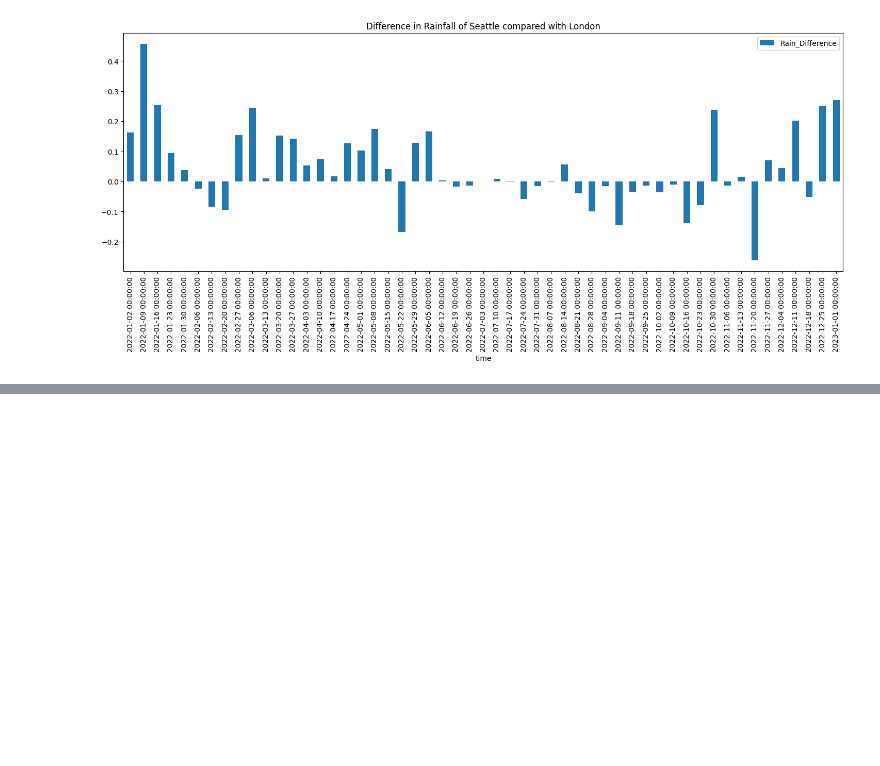
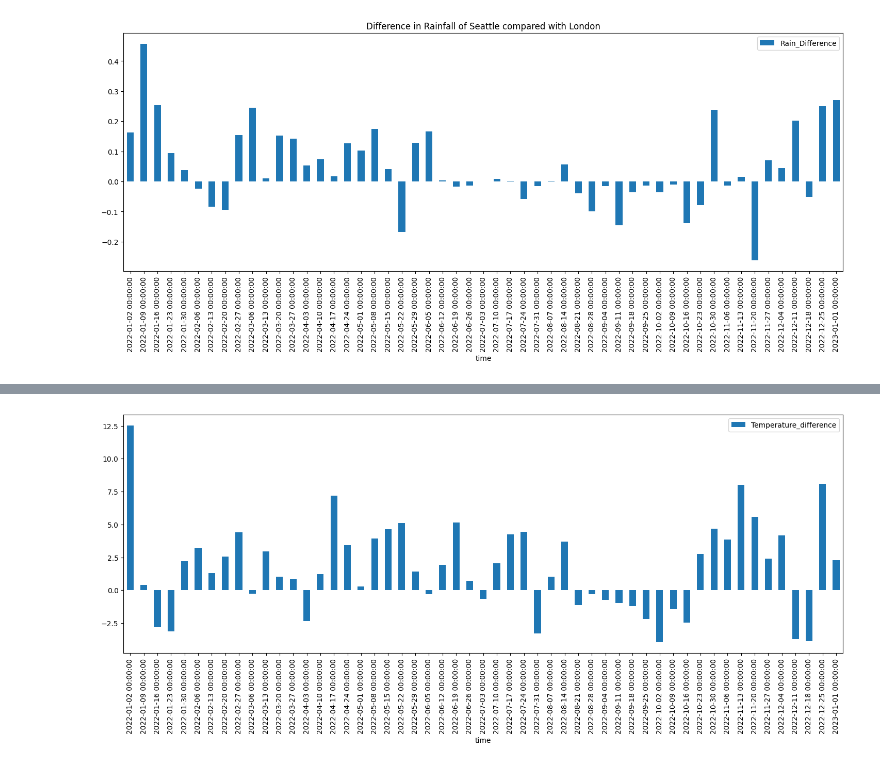
Before and after one commit to nishamizh/api-Open-Meteo, a Jupyter notebook: api_data_wrangling.ipynb, the cells around one changed output, grey strips where cells are left out. Cells and saved outputs as stored; diff of their text form; code cells hidden in the pictures; blank space fills up the shorter version.

```diff
--- a/api_data_wrangling.ipynb
+++ b/api_data_wrangling.ipynb
@@ -618,0 +621,12 @@ df_seattle.to_csv('seattle_weather.csv')
+# %%
+# Further Analysis based on Temperature above 2m
+combined_weekly_temperature = pd.DataFrame({'london_weekly_temp' : df_london_weekly['temperature_2m'] , 'seattle_weekly_temp' : df_seattle_weekly['temperature_2m']})
+
+combined_weekly_temperature.head()
+
+combined_weekly_temperature['Temperature_difference'] = combined_weekly_temperature['london_weekly_temp'] - combined_weekly_temperature['seattle_weekly_temp']
+combined_weekly_temperature.head()
+combined_weekly_temperature.plot(kind='bar', y='Temperature_difference', figsize=(18,6))
+plt.show()
+# %% [output]
+[figure, added]
```
Also changed, not shown: parts of 3 cells of this notebook.
